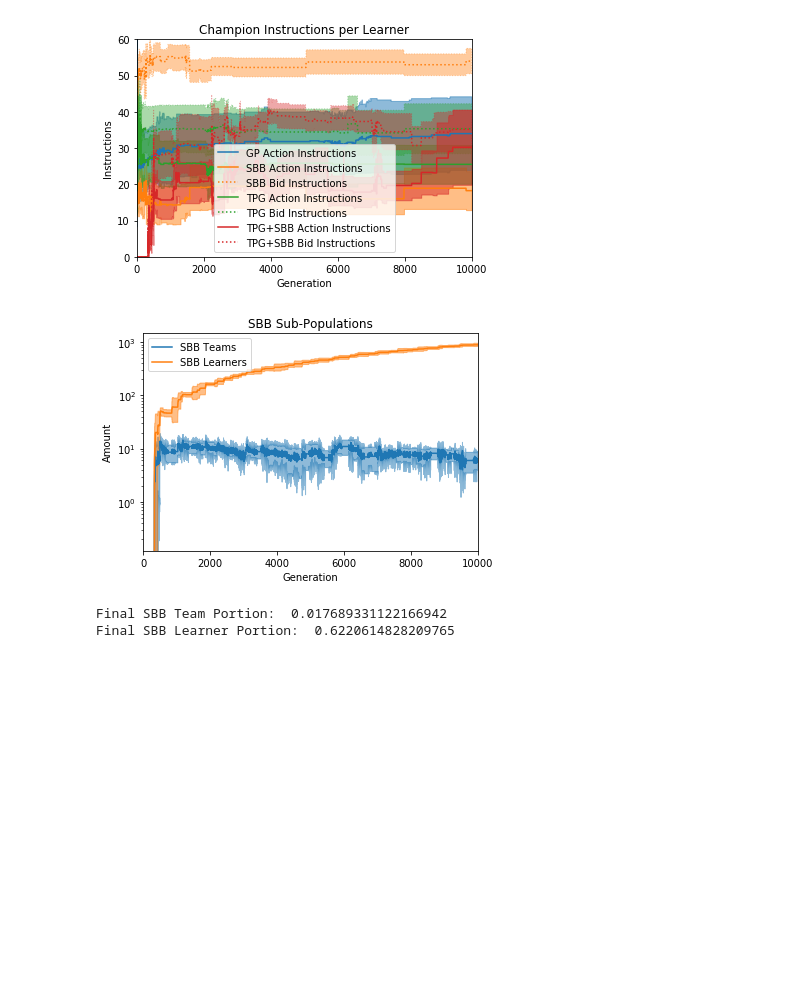
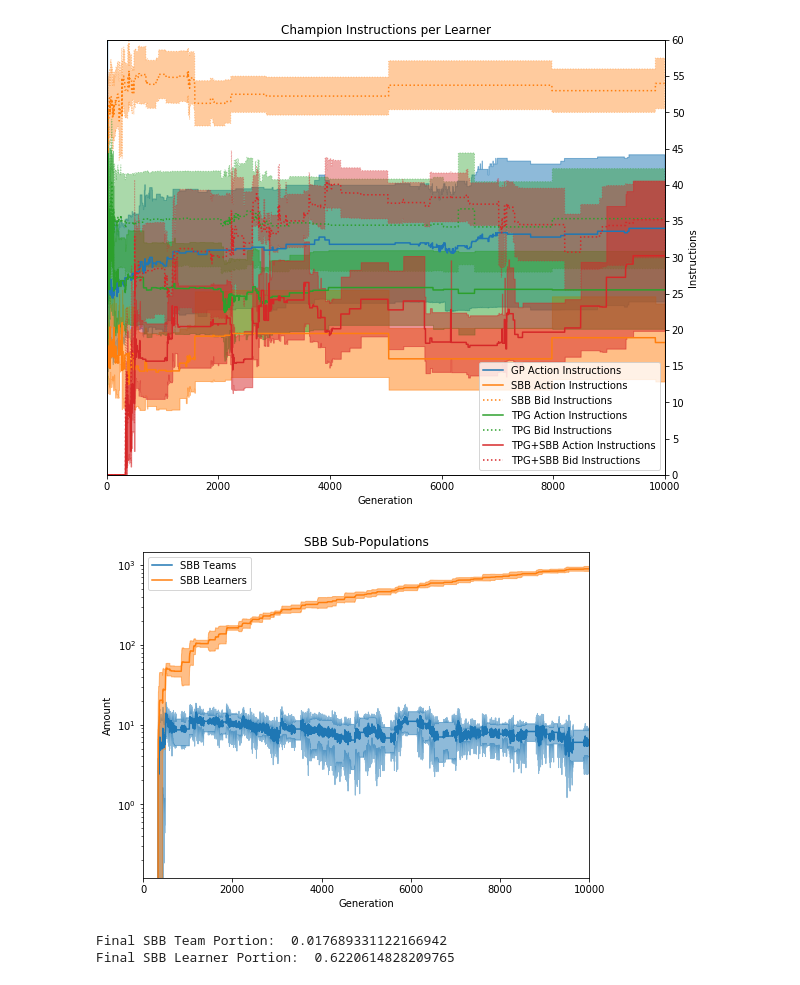
Before and after one commit to Ryan-Amaral/gp-bipedal-walker-analysis, a Jupyter notebook: basic_analysis.ipynb, the cells around one changed output. Cells and saved outputs as stored; diff of their text form; code cells hidden in the pictures; blank space fills up the shorter version.

```diff
--- a/basic_analysis.ipynb
+++ b/basic_analysis.ipynb
@@ -276,5 +329,8 @@ plt.show()
 # %%
 # comparison of champion instruction sizes normalized to learners
+
+
+plt.figure(figsize=(10,8))
 
 # GP stats
 gp_act_means, gp_act_stds = get_mean_std(dfs_gp, "champ_act_instructions", 10000)
@@ -352,38 +408,48 @@ plt.plot(tpg_act_means, color=colors[2], label="TPG Action Instructions")
 plt.fill_between(range(10000),
                  tpg_act_means-tpg_act_stds/2, tpg_act_means+tpg_act_stds/2,
                 alpha=0.5, color=colors[2])
 
 plt.plot(tpg_bid_means, color=colors[2], linestyle="dotted", label="TPG Bid Instructions")
 plt.fill_between(range(10000),
                  tpg_bid_means-tpg_bid_stds/2, tpg_bid_means+tpg_bid_stds/2,
                 alpha=0.4, color=colors[2], linestyle="dotted")
 
 
 
 
 plt.plot(tpgsbb_act_means, color=colors[3], label="TPG+SBB Action Instructions")
 plt.fill_between(range(10000),
                  tpgsbb_act_means-tpgsbb_act_stds/2, tpgsbb_act_means+tpgsbb_act_stds/2,
                 alpha=0.5, color=colors[3])
 
 plt.plot(tpgsbb_bid_means, color=colors[3], linestyle="dotted", label="TPG+SBB Bid Instructions")
 plt.fill_between(range(10000),
                  tpgsbb_bid_means-tpgsbb_bid_stds/2, tpgsbb_bid_means+tpgsbb_bid_stds/2,
                 alpha=0.4, color=colors[3], linestyle="dotted")
 
 plt.title("Champion Instructions per Learner")
 plt.xlabel("Generation")
 plt.xlim(0,10000)
+plt.yticks(np.arange(-40, 2001, 5000))
+#plt.ylabel("Instructions")
+ylim = plt.ylim(-0, 60)
+plt.legend()
+
+ax = plt.twinx()
+ax.set_ylim(ylim)
+ax.set_yticks(np.arange(0, 61, 5))
+ax.yaxis.set_label_position("right")
 plt.ylabel("Instructions")
-plt.ylim(-0, 60)
-plt.legend()
 
 plt.savefig("images/evo-instructions-per-learner.pdf")
 plt.show()
 # %% [output]
-[figure, old version]
+[figure, new version]
 # %%
 # visualize sbb pop size over time in tpgsbb
+
+
+plt.figure(figsize=(8,6))
 
 teams_all_means, teams_all_stds = get_mean_std(dfs_tpgsbb, "b_teams", 10000)
 learners_all_means, learners_all_stds = get_mean_std(dfs_tpgsbb, "b_learners", 10000)
@@ -426,6 +492,6 @@ tpgsbb_learners_all = np.mean(np.array((df_tpgsbb_1["pop_learners"][9999],
 print("Final SBB Team Portion: ", teams_all_means[9999] / tpgsbb_teams_all)
 print("Final SBB Learner Portion: ", learners_all_means[9999] / tpgsbb_learners_all)
 # %% [output]
-[figure, old version]
+[figure, new version]
 Final SBB Team Portion:  0.017689331122166942
 Final SBB Learner Portion:  0.6220614828209765
```
Also changed, not shown: parts of 7 cells of this notebook, 13 other files.
